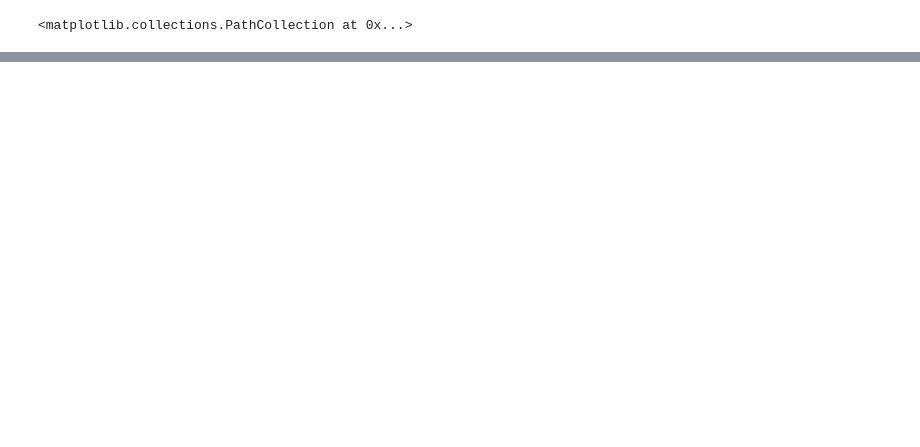
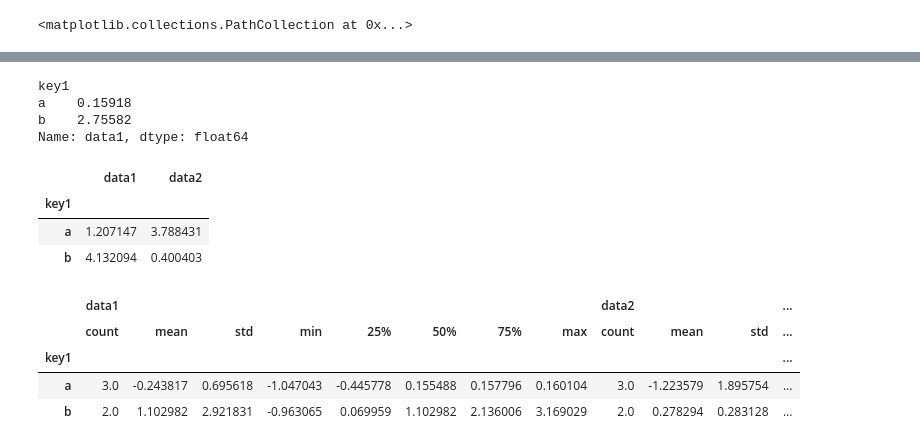
Before and after one commit to flybetter/handson_demo, a Jupyter notebook: data_analysis/data_matplotlib.ipynb, the cells around one changed output, grey strips where cells are left out. Cells and saved outputs as stored; diff of their text form; code cells hidden in the pictures; blank space fills up the shorter version.

```diff
--- a/data_analysis/data_matplotlib.ipynb
+++ b/data_analysis/data_matplotlib.ipynb
@@ -123,0 +124,6 @@ values.plot(kind='kde',style='k--')
+# %%
+df =pd.DataFrame({'key1':['a','a','b','b','a'],
+                 'key2':['one','two','one','two','one'],
+                 'data1':np.random.randn(5),
+                 'data2':np.random.randn(5)})
+df
@@ -123,0 +327,27 @@ values.plot(kind='kde',style='k--')
+# %%
+grouped=df.groupby('key1')
+# %%
+grouped['data1'].quantile(0.9)
+# %% [output]
+key1
+a    0.15918
+b    2.75582
+Name: data1, dtype: float64
+# %%
+def peak_to_peak(arr):
+    return arr.max()-arr.min()
+
+grouped.agg(peak_to_peak)
+# %% [output]
+|  | data1 | data2 |
+| key1 |  |  |
+| a | 1.207147 | 3.788431 |
+| b | 4.132094 | 0.400403 |
+# %%
+grouped.describe()
+# %% [output]
+|  | data1 |  |  |  |  |  |  |  | data2 |  |  | ... |
+|  | count | mean | std | min | 25% | 50% | 75% | max | count | mean | std | ... |
+| key1 |  |  |  |  |  |  |  |  |  |  |  | ... |
+| a | 3.0 | -0.243817 | 0.695618 | -1.047043 | -0.445778 | 0.155488 | 0.157796 | 0.160104 | 3.0 | -1.223579 | 1.895754 | ... |
+| b | 2.0 | 1.102982 | 2.921831 | -0.963065 | 0.069959 | 1.102982 | 2.136006 | 3.169029 | 2.0 | 0.278294 | 0.283128 | ... |
```
Also changed, not shown: parts of 47 cells of this notebook.
